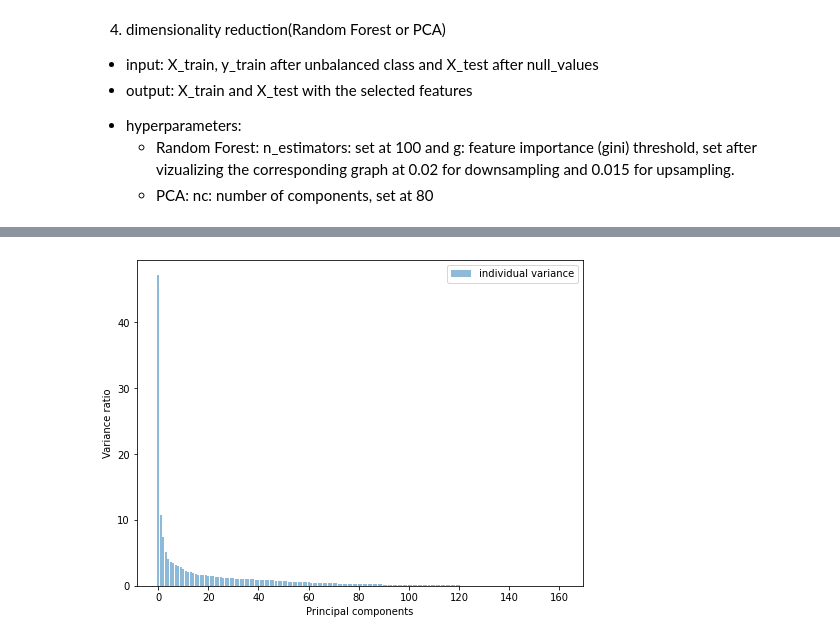
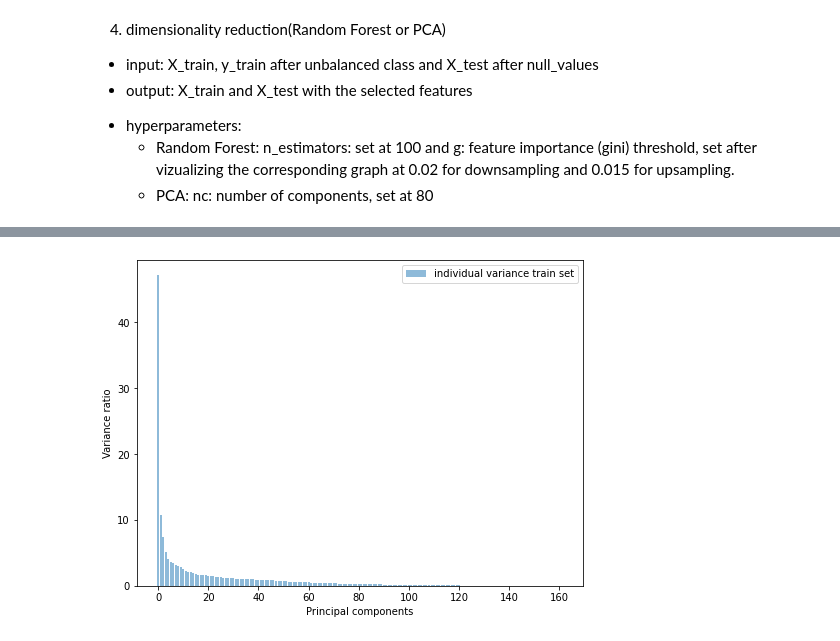
Before and after one commit to FranciscaAlliende/APS-Failure-at-Scania-Trucks, a Jupyter notebook: ScaniaTrucks.ipynb, the cells around one changed output, grey strips where cells are left out. Cells and saved outputs as stored; diff of their text form; code cells hidden in the pictures.

```diff
--- a/ScaniaTrucks.ipynb
+++ b/ScaniaTrucks.ipynb
@@ -79,6 +72,5 @@ X_train_down_PCA.head()
 # %%
 # dimensionality reduction PCA + upsampling
-X_train_up_PCA = dr.myPCA(X_up_train, 80)
-X_train_up_PCA.head()
+[X_train_up_PCA, X_test_up_PCA] = dr.myPCA(X_up_train, X_test, 80)
 # %% [output]
-[figure, old version]
+[figure, new version]
```
Also changed, not shown: parts of 4 cells of this notebook.
